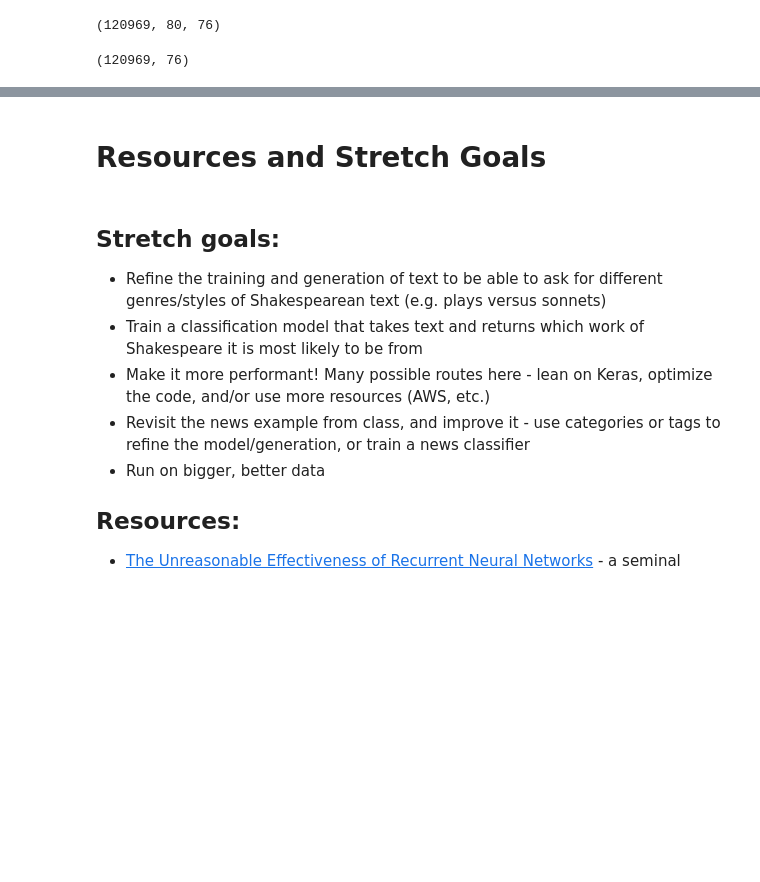
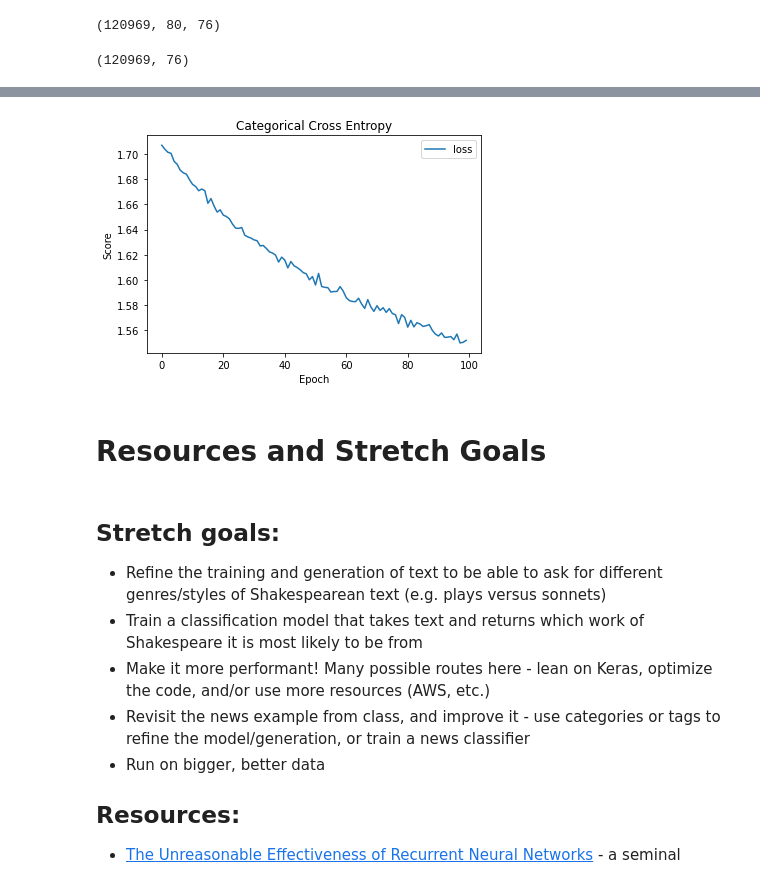
Before and after one commit to HKang42/DS-Unit-4-Sprint-3-Deep-Learning, a Jupyter notebook: module1-rnn-and-lstm/LS_DS_431_RNN_and_LSTM_Assignment.ipynb, the cells around one changed output, grey strips where cells are left out. Saved outputs shown, nothing was run; the diff lists cells and outputs as text; code cells hidden in the pictures; blank space fills up the shorter version.

```diff
--- a/module1-rnn-and-lstm/LS_DS_431_RNN_and_LSTM_Assignment.ipynb
+++ b/module1-rnn-and-lstm/LS_DS_431_RNN_and_LSTM_Assignment.ipynb
@@ -245,0 +303,7 @@
+# %%
+# fit the model
+
+results3 = model.fit(x, y,
+                    batch_size=128,
+                    epochs=100,
+                    callbacks=[print_callback])
@@ -246,3 +328,7 @@
+# %%
+graph_results(results3, ["loss"], title="Categorical Cross Entropy")
+# %% [output]
+[figure, added]
 # %% [markdown]
 # Resources and Stretch Goals
 # %% [markdown]
```
Also changed, not shown: parts of 8 cells of this notebook.
